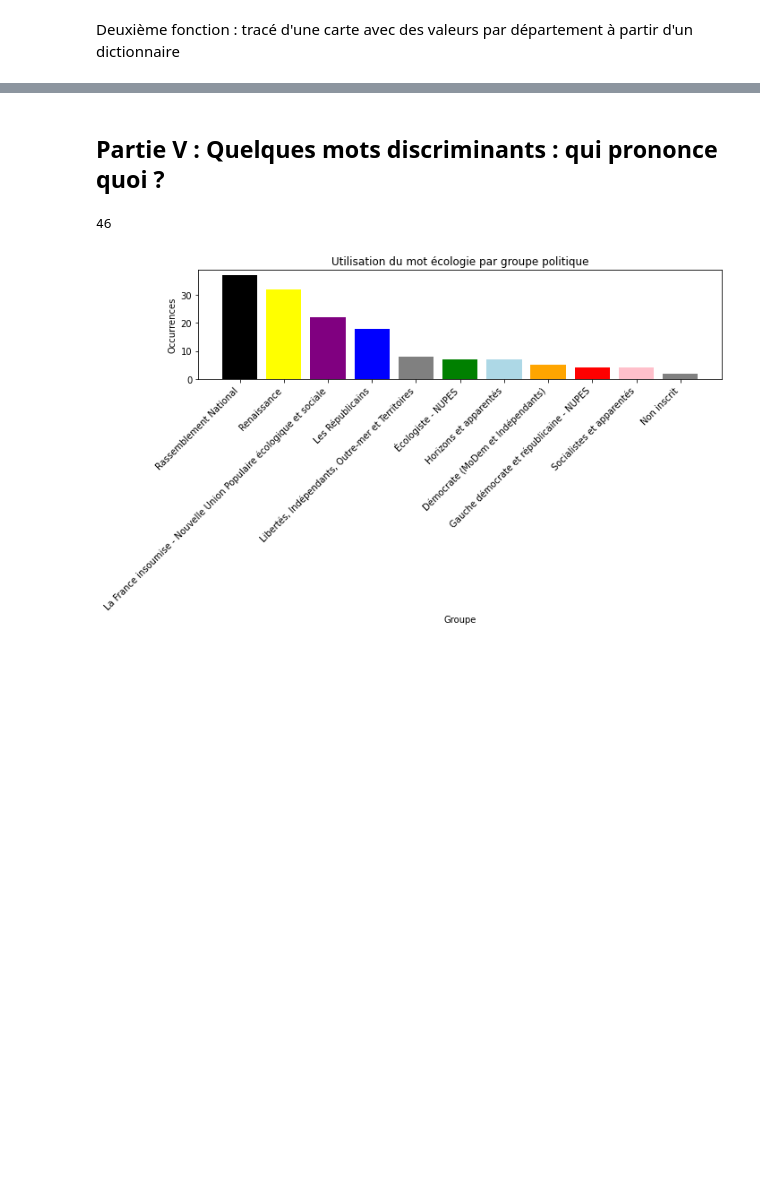
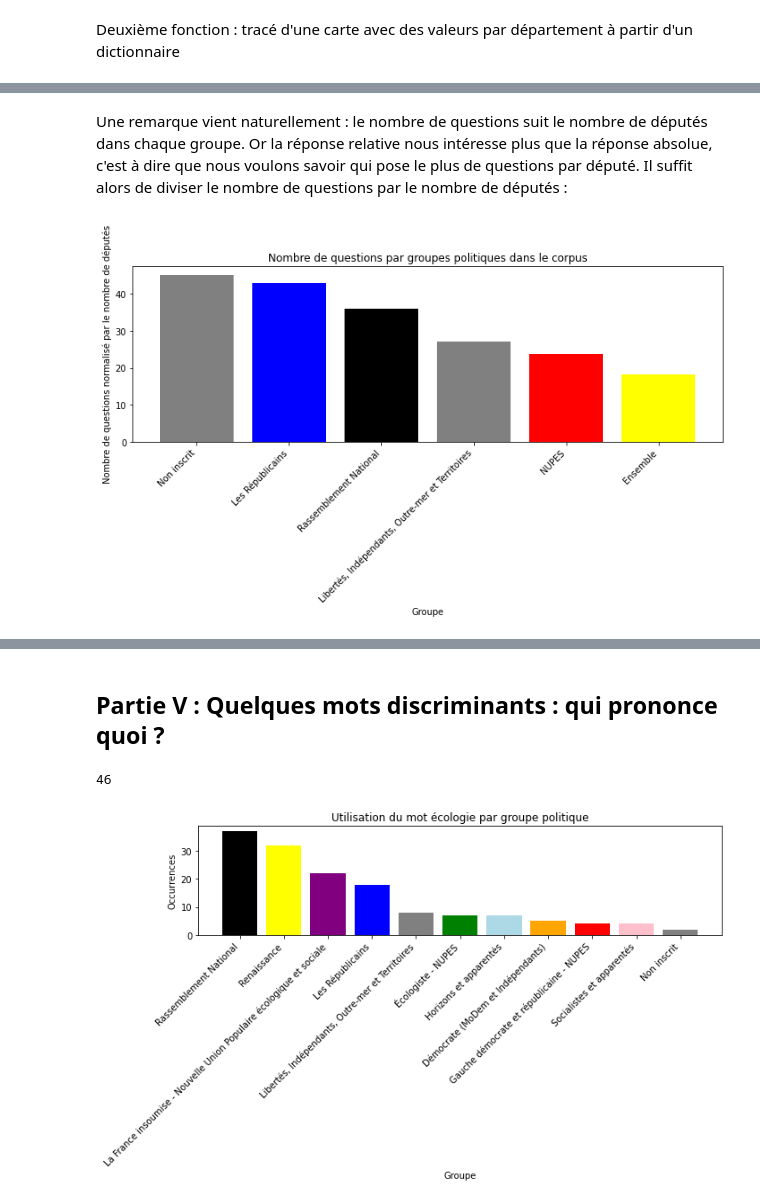
Before and after one commit to jcomperatore/PythonPourLaDataScience, a Jupyter notebook: Statistiques descriptives/Statistiques_descriptives.ipynb, the cells around one changed output, grey strips where cells are left out. Saved outputs shown, nothing was run; the diff lists cells and outputs as text; code cells hidden in the pictures; blank space fills up the shorter version.

```diff
--- a/Statistiques descriptives/Statistiques_descriptives.ipynb
+++ b/Statistiques descriptives/Statistiques_descriptives.ipynb
@@ -215,0 +214,20 @@ plt.axis("off")
+# %% [markdown]
+Une remarque vient naturellement : le nombre de questions suit le nombre de députés dans chaque groupe. Or la réponse relative nous intéresse plus que la réponse absolue, c'est à dire que nous voulons savoir qui pose le plus de questions par député. Il suffit alors de diviser le nombre de questions par le nombre de députés :
+# %%
+# Dictionnaire avec le nombre de députés dans chaque groupes
+dico_nb_par_groupe = {'Ensemble' :220,
+                      "NUPES": 151,
+                      "Rassemblement National": 88,
+                      "Les Républicains": 62,
+                      "Libertés, Indépendants, Outre-mer et Territoires" : 21,
+                      "Non inscrit": 5
+                    }
+
+# On divise
+groupes_normalise = Counter({key : groupes[key] / dico_nb_par_groupe[key] for key in dico_nb_par_groupe})
+
+
+# On affiche le résultat
+plot_top_n_keys(groupes_normalise, 30, x="Groupe", y="Nombre de questions normalisé par le nombre de députés", title= f'Nombre de questions par groupes politiques dans le corpus')
+# %% [output]
+[figure, added]
```
Also changed, not shown: parts of 78 cells of this notebook.
